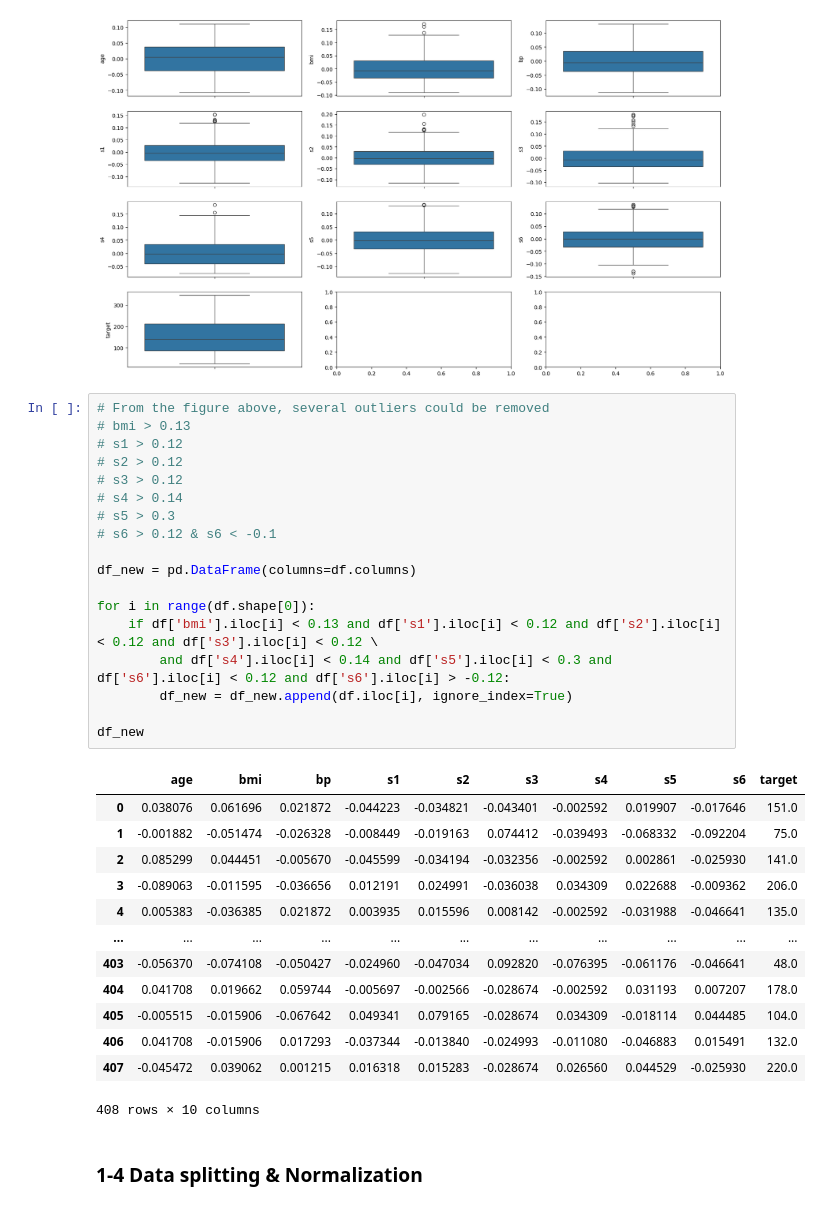
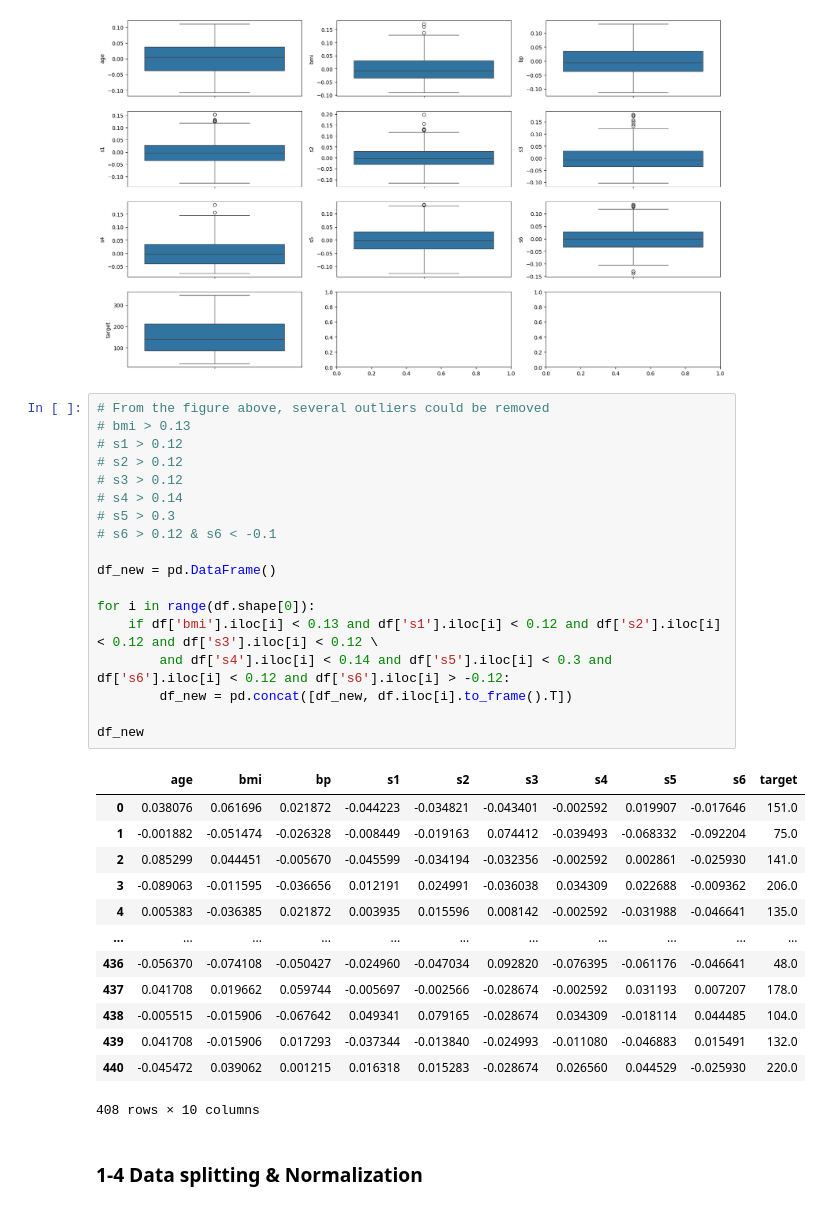
Before and after one commit to siwoo-jung/linear_regression_from_scratch, a Jupyter notebook: code.ipynb, the cells around one changed output. Drawn from its saved outputs; the diff is of its cells as text.

```diff
--- a/code.ipynb
+++ b/code.ipynb
@@ -195,34 +195,34 @@ for row in range(nrows):
 # %%
 # From the figure above, several outliers could be removed
 # bmi > 0.13
 # s1 > 0.12
 # s2 > 0.12
 # s3 > 0.12
 # s4 > 0.14
 # s5 > 0.3
 # s6 > 0.12 & s6 < -0.1
 
-df_new = pd.DataFrame(columns=df.columns)
+df_new = pd.DataFrame()
 
 for i in range(df.shape[0]):
     if df['bmi'].iloc[i] < 0.13 and df['s1'].iloc[i] < 0.12 and df['s2'].iloc[i] < 0.12 and df['s3'].iloc[i] < 0.12 \
         and df['s4'].iloc[i] < 0.14 and df['s5'].iloc[i] < 0.3 and df['s6'].iloc[i] < 0.12 and df['s6'].iloc[i] > -0.12:
-        df_new = df_new.append(df.iloc[i], ignore_index=True)
+        df_new = pd.concat([df_new, df.iloc[i].to_frame().T])
 
 df_new
 # %% [output]
 |  | age | bmi | bp | s1 | s2 | s3 | s4 | s5 | s6 | target |
 | 0 | 0.038076 | 0.061696 | 0.021872 | -0.044223 | -0.034821 | -0.043401 | -0.002592 | 0.019907 | -0.017646 | 151.0 |
 | 1 | -0.001882 | -0.051474 | -0.026328 | -0.008449 | -0.019163 | 0.074412 | -0.039493 | -0.068332 | -0.092204 | 75.0 |
 | 2 | 0.085299 | 0.044451 | -0.005670 | -0.045599 | -0.034194 | -0.032356 | -0.002592 | 0.002861 | -0.025930 | 141.0 |
 | 3 | -0.089063 | -0.011595 | -0.036656 | 0.012191 | 0.024991 | -0.036038 | 0.034309 | 0.022688 | -0.009362 | 206.0 |
 | 4 | 0.005383 | -0.036385 | 0.021872 | 0.003935 | 0.015596 | 0.008142 | -0.002592 | -0.031988 | -0.046641 | 135.0 |
 | ... | ... | ... | ... | ... | ... | ... | ... | ... | ... | ... |
-| 403 | -0.056370 | -0.074108 | -0.050427 | -0.024960 | -0.047034 | 0.092820 | -0.076395 | -0.061176 | -0.046641 | 48.0 |
-| 404 | 0.041708 | 0.019662 | 0.059744 | -0.005697 | -0.002566 | -0.028674 | -0.002592 | 0.031193 | 0.007207 | 178.0 |
-| 405 | -0.005515 | -0.015906 | -0.067642 | 0.049341 | 0.079165 | -0.028674 | 0.034309 | -0.018114 | 0.044485 | 104.0 |
-| 406 | 0.041708 | -0.015906 | 0.017293 | -0.037344 | -0.013840 | -0.024993 | -0.011080 | -0.046883 | 0.015491 | 132.0 |
-| 407 | -0.045472 | 0.039062 | 0.001215 | 0.016318 | 0.015283 | -0.028674 | 0.026560 | 0.044529 | -0.025930 | 220.0 |
+| 436 | -0.056370 | -0.074108 | -0.050427 | -0.024960 | -0.047034 | 0.092820 | -0.076395 | -0.061176 | -0.046641 | 48.0 |
+| 437 | 0.041708 | 0.019662 | 0.059744 | -0.005697 | -0.002566 | -0.028674 | -0.002592 | 0.031193 | 0.007207 | 178.0 |
+| 438 | -0.005515 | -0.015906 | -0.067642 | 0.049341 | 0.079165 | -0.028674 | 0.034309 | -0.018114 | 0.044485 | 104.0 |
+| 439 | 0.041708 | -0.015906 | 0.017293 | -0.037344 | -0.013840 | -0.024993 | -0.011080 | -0.046883 | 0.015491 | 132.0 |
+| 440 | -0.045472 | 0.039062 | 0.001215 | 0.016318 | 0.015283 | -0.028674 | 0.026560 | 0.044529 | -0.025930 | 220.0 |
 408 rows × 10 columns
 # %% [markdown]
 <a name="1-4"></a>
```
Also changed, not shown: parts of 1 cell of this notebook.
